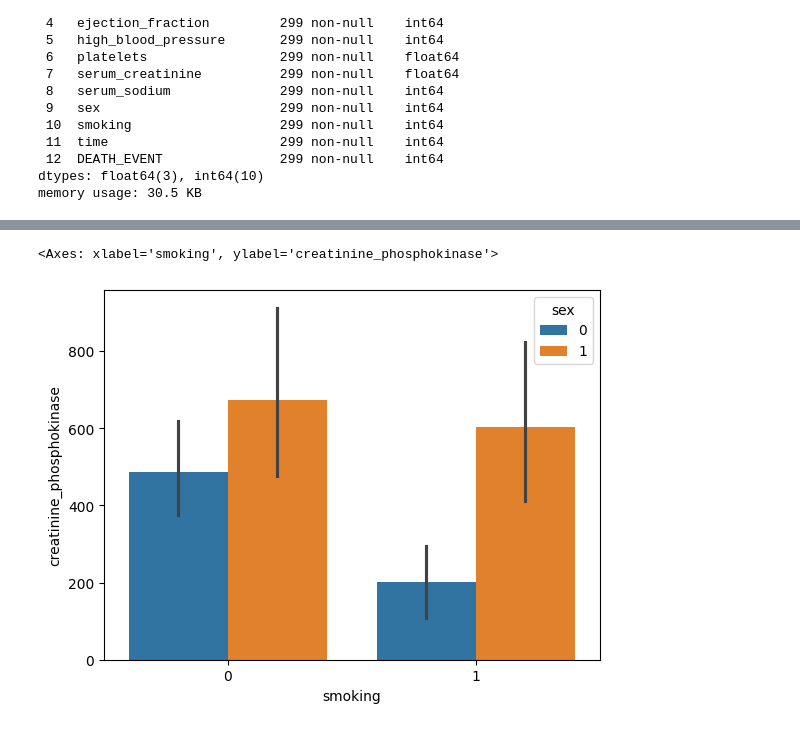
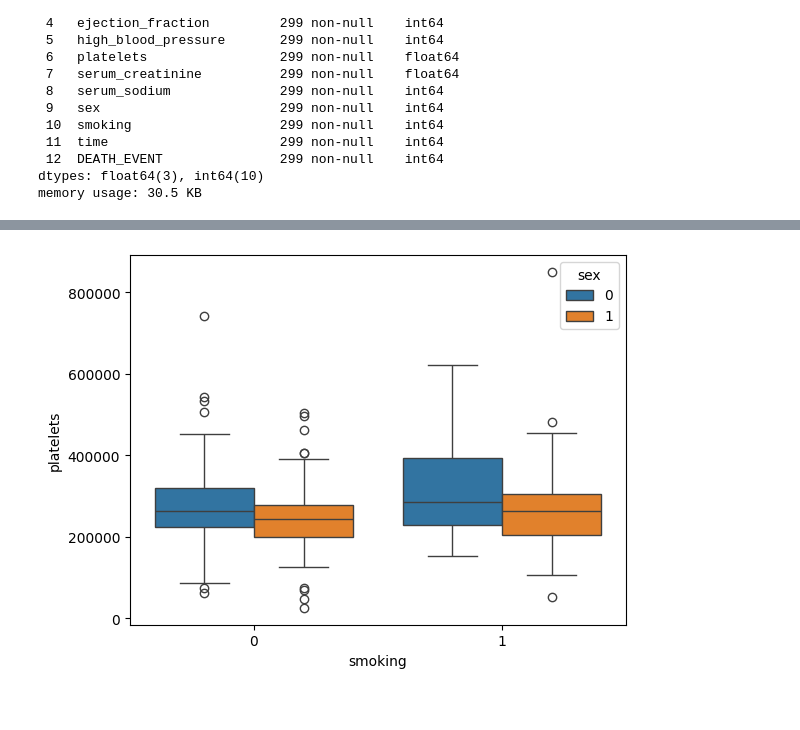
Before and after one commit to jonaRumberg/datascienceportfolio, a Jupyter notebook: heart_failure.ipynb, the cells around one changed output, grey strips where cells are left out. Drawn from its saved outputs; the diff is of its cells as text; code cells hidden in the pictures.

```diff
--- a/heart_failure.ipynb
+++ b/heart_failure.ipynb
@@ -43,8 +43,8 @@ df.describe()
 | 75% | 70.000000 | 1.000000 | 582.000000 | 1.000000 | 45.000000 | 1.000000 | 303500.000000 | ... |
 | max | 95.000000 | 1.000000 | 7861.000000 | 1.000000 | 80.000000 | 1.000000 | 850000.000000 | ... |
 # %%
-df["platelets"] = df["platelets"].astype(int)
-sns.barplot(x="smoking", y="creatinine_phosphokinase", hue="sex", data=df, orient="v")
+sns.boxplot(x="smoking", y="platelets", hue="sex", data=df, orient="v")
+# sns.boxplot(x="sex", y="age", data=df, orient="v")
+plt.show()
 # %% [output]
-<Axes: xlabel='smoking', ylabel='creatinine_phosphokinase'>
-[figure, old version]
+[figure, new version]
```
Also changed, not shown: parts of 1 cell of this notebook.
